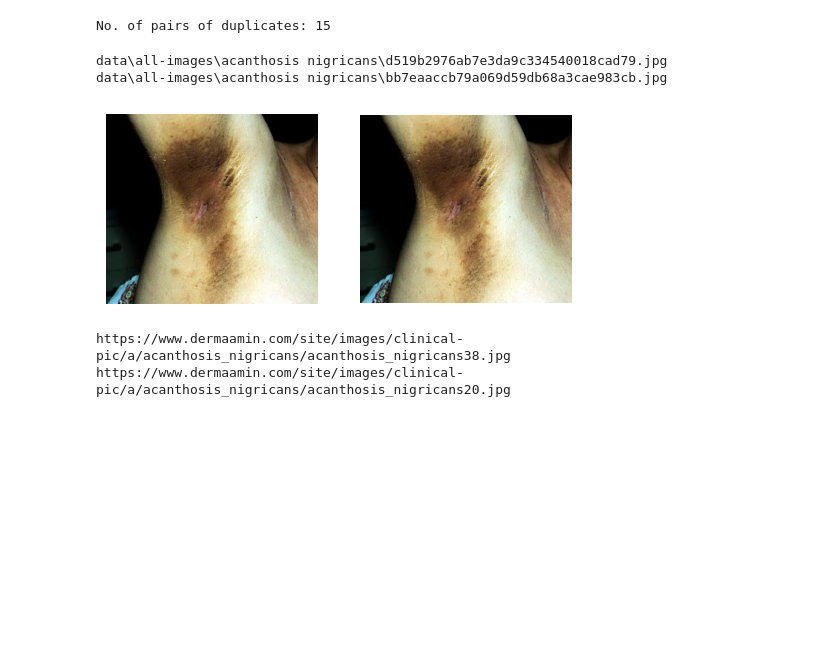
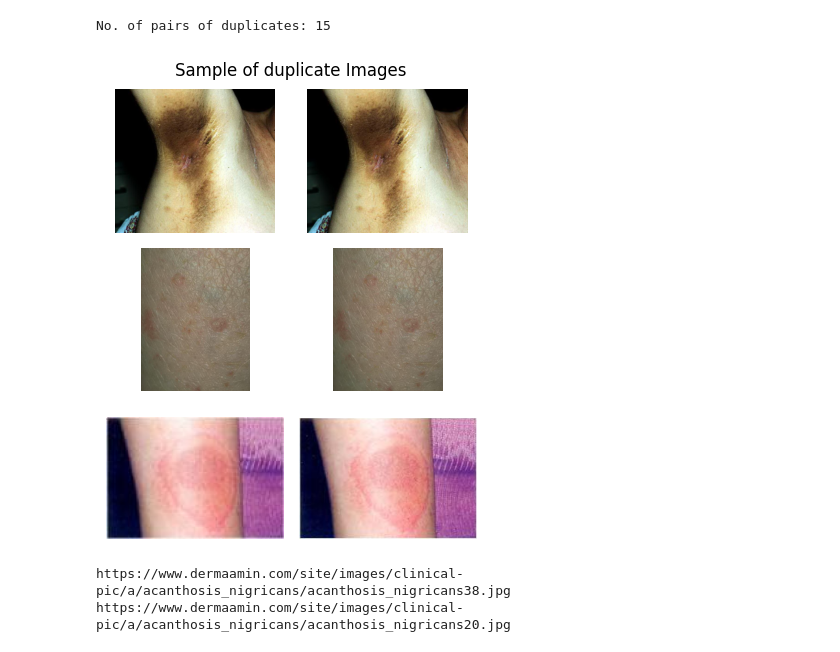
Before and after one commit to fmportela/deep-learning-23-24-nova-ims-group-project, a Jupyter notebook: 2-data-exploration-and-split.ipynb, the cells around one changed output. Drawn from its saved outputs; the diff is of its cells as text; code cells hidden in the pictures; blank space fills up the shorter version.

```diff
--- a/2-data-exploration-and-split.ipynb
+++ b/2-data-exploration-and-split.ipynb
@@ -172,25 +172,31 @@ No. of pairs of duplicates: 15
 # %%
 def show_duplicates(*image_paths):
     images = []
-    for img in image_paths:
-        images.append(Image.open(img))
+    # for img1_path, img2_path in image_paths:
+    #     img1 = Image.open(img1_path); img2 = Image.open(img2_path)
+    #     images.append((img1, img2))
+    for path in image_paths:
+        img = Image.open(path)
+        images.append(img)
 
-    plt.figure(figsize=(6, 6))
-    for i in range(len(images)):
-        plt.subplot(1, len(images), i + 1)
+    plt.figure(figsize=(4, 10))
+    plt.suptitle('Sample of duplicate Images')
+    nrows, ncols = len(images), 2
+    for i in range(nrows):
+        plt.subplot(nrows, ncols, i + 1)
         plt.imshow(images[i])
-        # plt.title(image_paths[i])
-        print(image_paths[i])
         plt.axis("off")
 
-show_duplicates(*duplicate_images[0])
+    plt.tight_layout()
+    plt.show()
+
+
+show_duplicates(*duplicate_images[0], *duplicate_images[1], *duplicate_images[2])
 
 # although there are definitely duplicate images
 # not all are exact duplicates, e.g. image 5
 # %% [output]
-data\all-images\acanthosis nigricans\d519b2976ab7e3da9c334540018cad79.jpg
-data\all-images\acanthosis nigricans\bb7eaaccb79a069d59db68a3cae983cb.jpg
-[figure, old version]
+[figure, new version]
 # %%
 # making sure the data import was successfull
 
```
Also changed, not shown: 1 other file.
